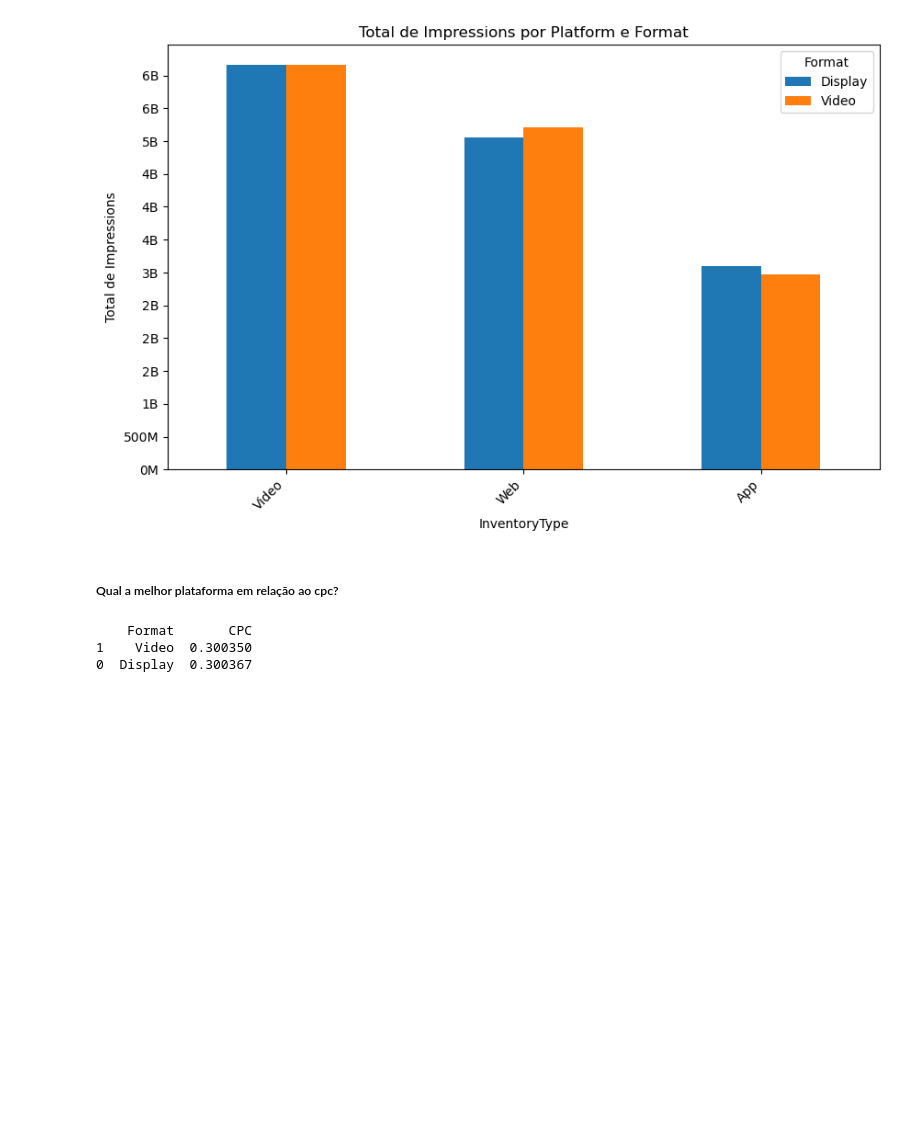
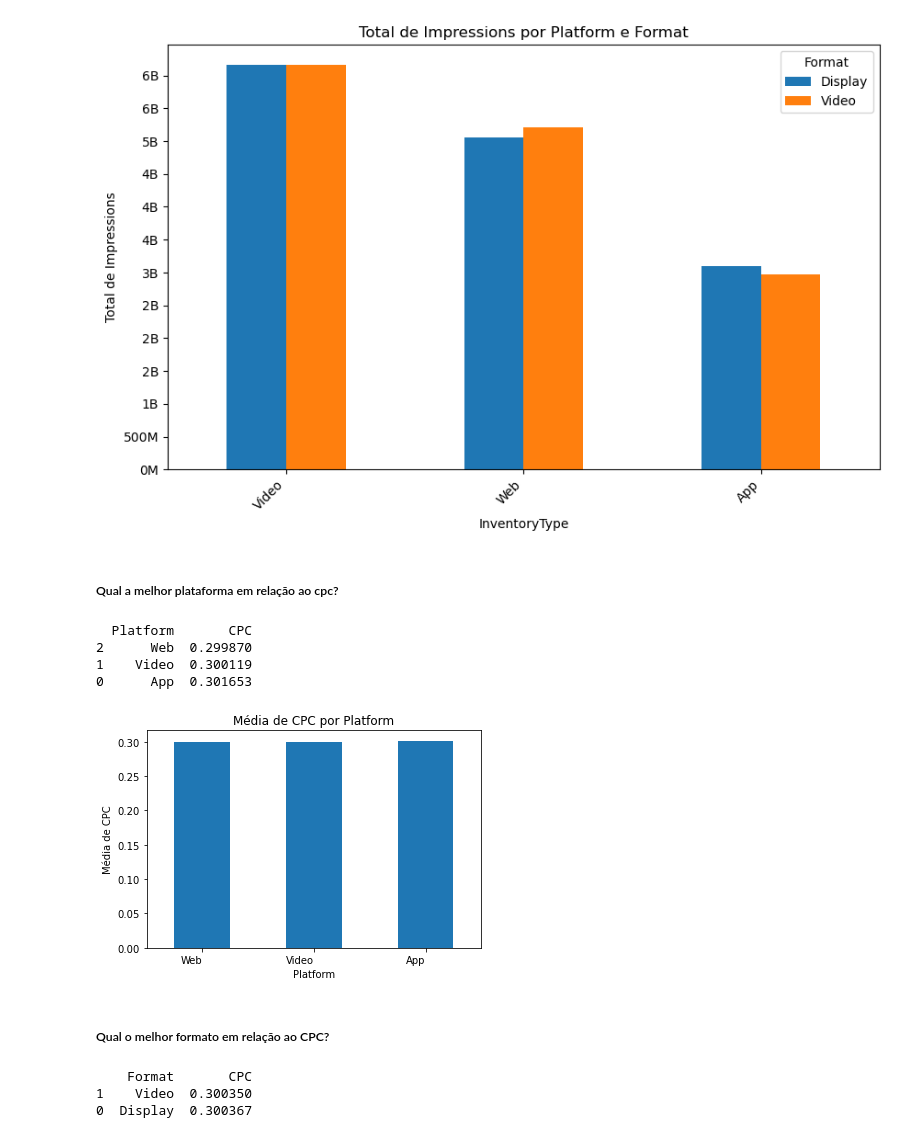
Before and after one commit to Sirius-146/projetoV_ifoodtech, a Jupyter notebook: projeto_ifoodtechV.ipynb, the cells around one changed output. Drawn from its saved outputs; the diff is of its cells as text; code cells hidden in the pictures; blank space fills up the shorter version.

```diff
--- a/projeto_ifoodtechV.ipynb
+++ b/projeto_ifoodtechV.ipynb
@@ -551,6 +551,38 @@ plt.show()
 [figure]
 # %% [markdown]
 ##### Qual a melhor plataforma em relação ao cpc?
+# %%
+# Tabela com a média de CPC por plataforma
+
+cpc_por_plataforma = df_2.groupby('Platform')['CPC'].mean().reset_index()
+
+# Ordena o DataFrame por 'CPC' do menor para o maior
+
+cpc_por_plataforma = cpc_por_plataforma.sort_values(by='CPC', ascending=True)
+
+print(cpc_por_plataforma)
+# %% [output]
+  Platform       CPC
+2      Web  0.299870
+1    Video  0.300119
+0      App  0.301653
+# %%
+# Criação do gráfico de barras
+
+ax = cpc_por_plataforma.plot(kind='bar', x='Platform', y='CPC', legend=False,
+                          title='Média de CPC por Platform',
+
+                          ylabel='Média de CPC')
+
+# Inclinação da legenda do eixo x
+
+plt.xticks(rotation=360, ha='right')
+
+plt.show()
+# %% [output]
+[figure, added]
+# %% [markdown]
+##### Qual o melhor formato em relação ao CPC?
 # %%
 # Tabela com a média de CPC por Format
 
```
Also changed, not shown: parts of 14 cells of this notebook.
